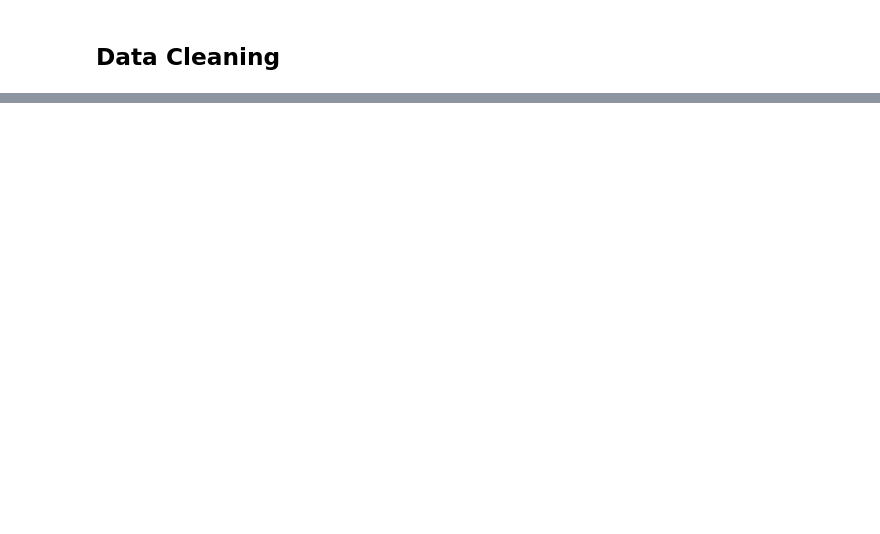
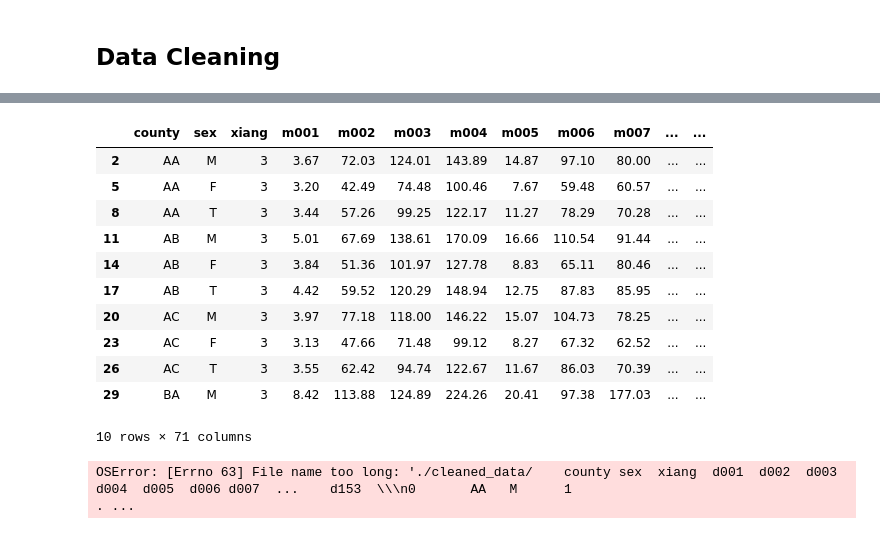
Before and after one commit to colbytse/community_health_project, a Jupyter notebook: colby.ipynb, the cells around one changed output, grey strips where cells are left out. Cells and saved outputs as stored; diff of their text form; code cells hidden in the pictures; blank space fills up the shorter version.

Commit message:
cleaned up csv files to workable files. Created new directory to store cleaned data for clarity.

```diff
--- a/colby.ipynb
+++ b/colby.ipynb
@@ -5,5 +5,17 @@ import numpy as np
 import pandas as pd
 import re
 # %%
+ch83dg = pd.read_csv('./data/ch83dg.csv')
+ch83m = pd.read_csv('./data/ch83m.csv')
+ch83pru = pd.read_csv('./data/ch83pru.csv')
+ch83q = pd.read_csv('./data/ch83q.csv')
 ch89dg = pd.read_csv('./data/CH89DG.csv')
+ch89m = pd.read_csv('./data/ch89m.csv')
+ch89pru = pd.read_csv('./data/ch89pru.csv')
+ch89q = pd.read_csv('./data/ch89q.csv')
+ch93pru = pd.read_csv('./data/ch93pru.csv')
+ch93q = pd.read_csv('./data/ch93q.csv')
+chtaim = pd.read_csv('./data/chtaim.csv')
+chtaipru = pd.read_csv('./data/chtaipru.csv')
+chtaiq = pd.read_csv('./data/chtaiq.csv')
 # %%
@@ -57,0 +85,30 @@ ch89dg
+# %%
+# drop empty column at end of each DF
+ch83dg.drop(columns='',inplace=True)
+ch83m.drop(columns='',inplace=True)
+ch83pru.drop(columns='',inplace=True)
+ch83q.drop(columns='',inplace=True)
+ch89dg.drop(columns='',inplace=True)
+ch89m.drop(columns='',inplace=True)
+ch89pru.drop(columns='',inplace=True)
+ch89q.drop(columns='',inplace=True)
+ch93pru.drop(columns='',inplace=True)
+ch93q.drop(columns='',inplace=True)
+chtaim.drop(columns='',inplace=True)
+chtaipru.drop(columns='',inplace=True)
+chtaiq.drop(columns='',inplace=True)
+# %%
+# drop rows where there is no data in the row. Some rows have some empty cells, hence the thresholds.
+ch83dg.dropna(thresh=100, inplace=True)
+ch83m.dropna(thresh=20, inplace=True)
+ch83pru.dropna(thresh=20, inplace=True)
+ch83q.dropna(thresh=20, inplace=True)
+ch89dg.dropna(thresh=100, inplace=True)
+ch89m.dropna(thresh=100, inplace=True)
+ch89pru.dropna(thresh=100, inplace=True)
+ch89q.dropna(thresh=100, inplace=True)
+ch93pru.dropna(thresh=20, inplace=True)
+ch93q.dropna(thresh=100, inplace=True)
+chtaim.dropna(thresh=100, inplace=True)
+chtaipru.dropna(thresh=100, inplace=True)
+chtaiq.dropna(thresh=100, inplace=True)
@@ -57,0 +132,33 @@ ch89dg
+# %%
+ch83m.head(10) # sanity check. cursory glance at data cleaning efficacy.
+# %% [output]
+|  | county | sex | xiang | m001 | m002 | m003 | m004 | m005 | m006 | m007 | ... | ... |
+| 2 | AA | M | 3 | 3.67 | 72.03 | 124.01 | 143.89 | 14.87 | 97.10 | 80.00 | ... | ... |
+| 5 | AA | F | 3 | 3.20 | 42.49 | 74.48 | 100.46 | 7.67 | 59.48 | 60.57 | ... | ... |
+| 8 | AA | T | 3 | 3.44 | 57.26 | 99.25 | 122.17 | 11.27 | 78.29 | 70.28 | ... | ... |
+| 11 | AB | M | 3 | 5.01 | 67.69 | 138.61 | 170.09 | 16.66 | 110.54 | 91.44 | ... | ... |
+| 14 | AB | F | 3 | 3.84 | 51.36 | 101.97 | 127.78 | 8.83 | 65.11 | 80.46 | ... | ... |
+| 17 | AB | T | 3 | 4.42 | 59.52 | 120.29 | 148.94 | 12.75 | 87.83 | 85.95 | ... | ... |
+| 20 | AC | M | 3 | 3.97 | 77.18 | 118.00 | 146.22 | 15.07 | 104.73 | 78.25 | ... | ... |
+| 23 | AC | F | 3 | 3.13 | 47.66 | 71.48 | 99.12 | 8.27 | 67.32 | 62.52 | ... | ... |
+| 26 | AC | T | 3 | 3.55 | 62.42 | 94.74 | 122.67 | 11.67 | 86.03 | 70.39 | ... | ... |
+| 29 | BA | M | 3 | 8.42 | 113.88 | 124.89 | 224.26 | 20.41 | 97.38 | 177.03 | ... | ... |
+10 rows × 71 columns
+# %%
+[i.to_csv(f"./cleaned_data/{i}.csv") for i in df_list]
+
+ch83dg.to_csv(f"./cleaned_data/{i}.csv")
+ch83m.to_csv(f"./cleaned_data/{i}.csv")
+ch83pru.to_csv(f"./cleaned_data/{i}.csv")
+ch83q.to_csv(f"./cleaned_data/{i}.csv")
+ch89dg.to_csv(f"./cleaned_data/{i}.csv")
+ch89m.to_csv(f"./cleaned_data/{i}.csv")
+ch89pru.dropna(thresh=100, inplace=True)
+ch89q.dropna(thresh=100, inplace=True)
+ch93pru.dropna(thresh=20, inplace=True)
+ch93q.dropna(thresh=100, inplace=True)
+chtaim.dropna(thresh=100, inplace=True)
+chtaipru.dropna(thresh=100, inplace=True)
+chtaiq.dropna(thresh=100, inplace=True)
+# %% [output]
+OSError: [Errno 63] File name too long: './cleaned_data/    county sex  xiang  d001  d002  d003 d004  d005  d006 d007  ...    d153  \\\n0       AA   M      1                                          . ...
```
Also changed, not shown: parts of 7 cells of this notebook, 13 other files.
